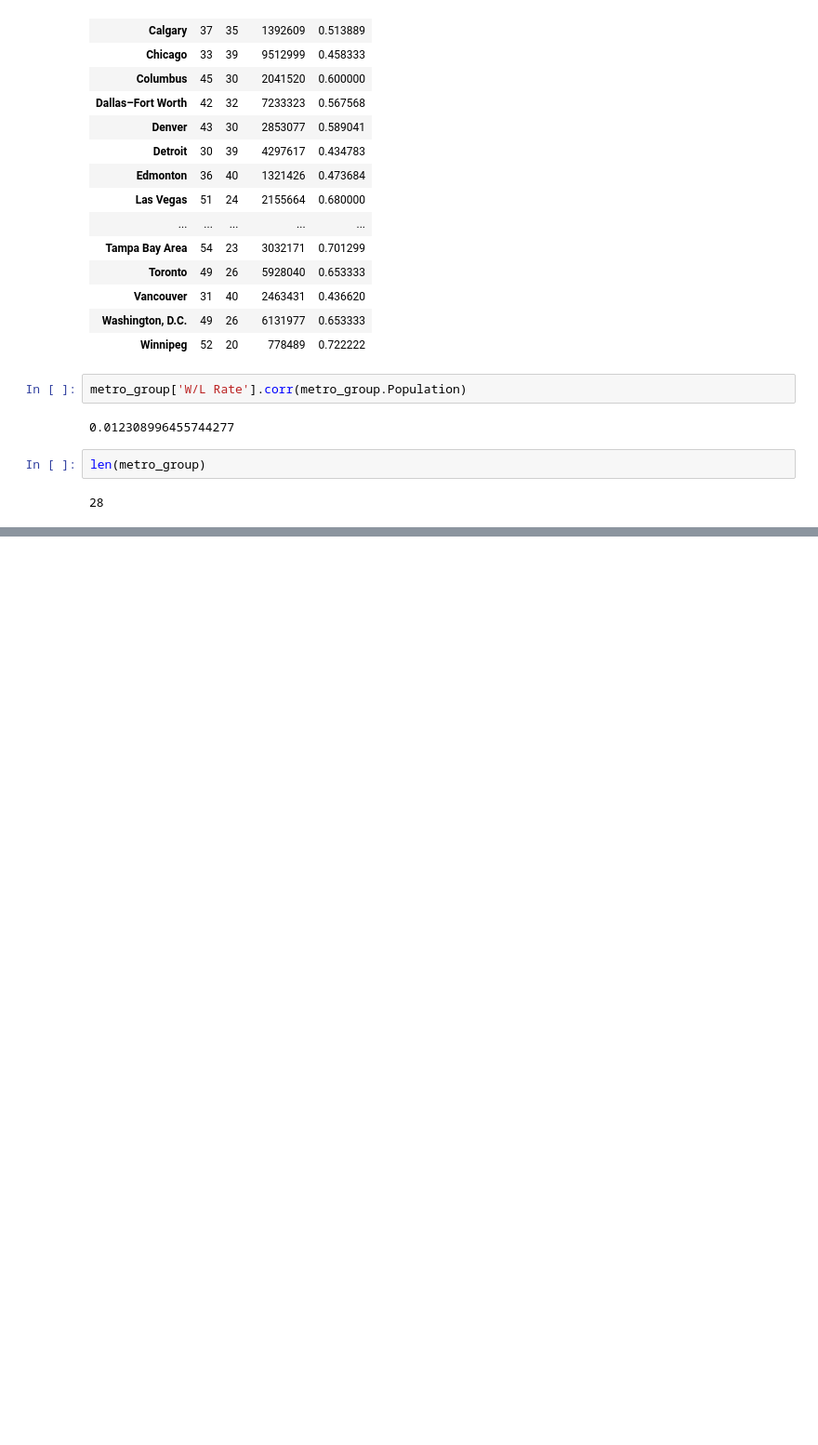
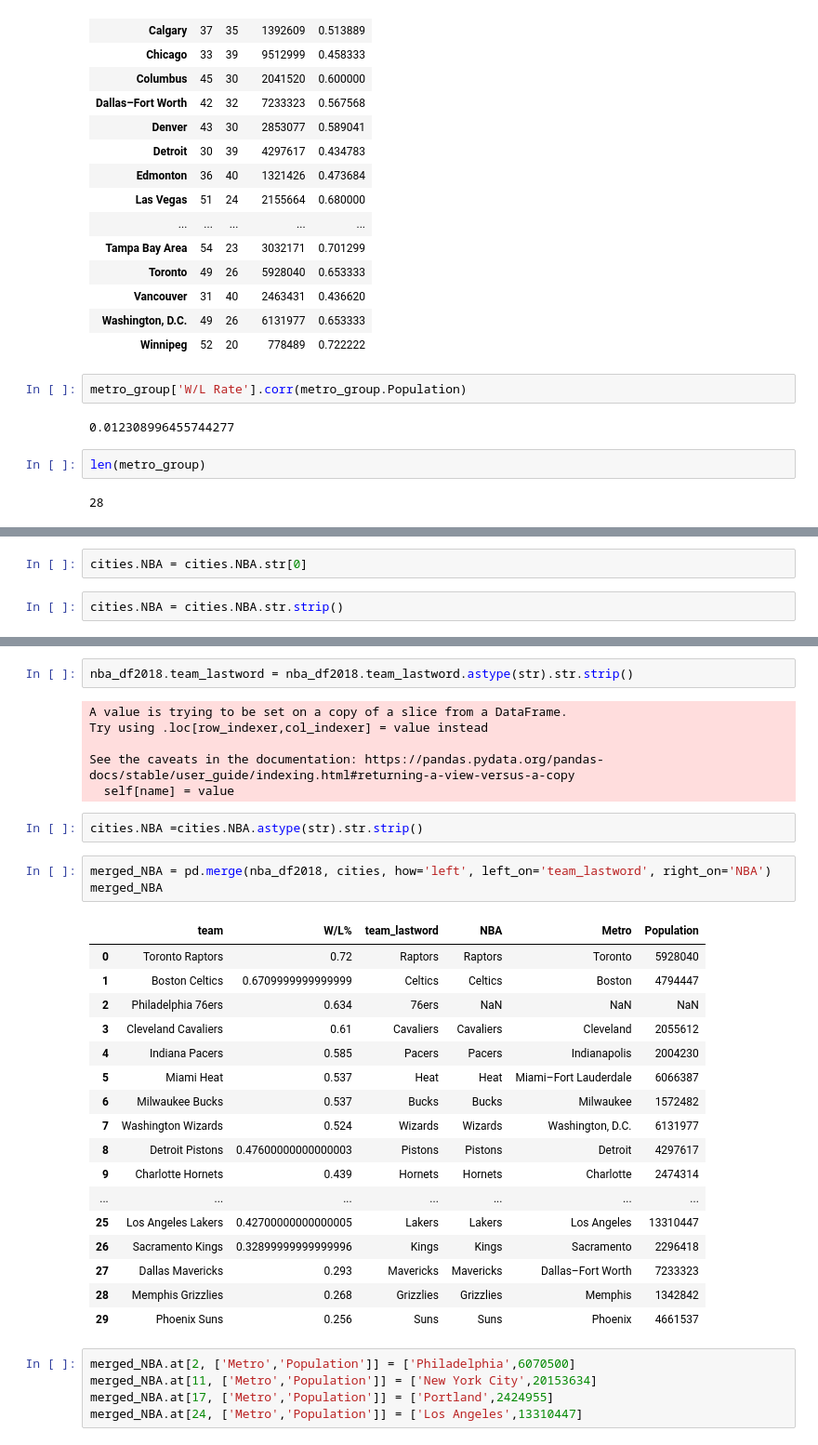
Before and after one commit to smeteo/Applied-DS-with-Python, a Jupyter notebook: Week4_Assignment.ipynb, the cells around one changed output, grey strips where cells are left out. Shown at 93% size. Saved outputs shown, nothing was run; the diff lists cells and outputs as text; blank space fills up the shorter version.

```diff
--- a/Week4_Assignment.ipynb
+++ b/Week4_Assignment.ipynb
@@ -295,0 +438,4 @@ len(metro_group)
+# %%
+cities.NBA = cities.NBA.str[0]
+# %%
+cities.NBA = cities.NBA.str.strip()
@@ -295,0 +482,36 @@ len(metro_group)
+# %%
+nba_df2018.team_lastword = nba_df2018.team_lastword.astype(str).str.strip()
+# %% [output]
+A value is trying to be set on a copy of a slice from a DataFrame.
+Try using .loc[row_indexer,col_indexer] = value instead
+
+See the caveats in the documentation: https://pandas.pydata.org/pandas-docs/stable/user_guide/indexing.html#returning-a-view-versus-a-copy
+  self[name] = value
+# %%
+cities.NBA =cities.NBA.astype(str).str.strip()
+# %%
+merged_NBA = pd.merge(nba_df2018, cities, how='left', left_on='team_lastword', right_on='NBA')
+merged_NBA
+# %% [output]
+|  | team | W/L% | team_lastword | NBA | Metro | Population |
+| 0 | Toronto Raptors | 0.72 | Raptors | Raptors | Toronto | 5928040 |
+| 1 | Boston Celtics | 0.6709999999999999 | Celtics | Celtics | Boston | 4794447 |
+| 2 | Philadelphia 76ers | 0.634 | 76ers | NaN | NaN | NaN |
+| 3 | Cleveland Cavaliers | 0.61 | Cavaliers | Cavaliers | Cleveland | 2055612 |
+| 4 | Indiana Pacers | 0.585 | Pacers | Pacers | Indianapolis | 2004230 |
+| 5 | Miami Heat | 0.537 | Heat | Heat | Miami–Fort Lauderdale | 6066387 |
+| 6 | Milwaukee Bucks | 0.537 | Bucks | Bucks | Milwaukee | 1572482 |
+| 7 | Washington Wizards | 0.524 | Wizards | Wizards | Washington, D.C. | 6131977 |
+| 8 | Detroit Pistons | 0.47600000000000003 | Pistons | Pistons | Detroit | 4297617 |
+| 9 | Charlotte Hornets | 0.439 | Hornets | Hornets | Charlotte | 2474314 |
+| ... | ... | ... | ... | ... | ... | ... |
+| 25 | Los Angeles Lakers | 0.42700000000000005 | Lakers | Lakers | Los Angeles | 13310447 |
+| 26 | Sacramento Kings | 0.32899999999999996 | Kings | Kings | Sacramento | 2296418 |
+| 27 | Dallas Mavericks | 0.293 | Mavericks | Mavericks | Dallas–Fort Worth | 7233323 |
+| 28 | Memphis Grizzlies | 0.268 | Grizzlies | Grizzlies | Memphis | 1342842 |
+| 29 | Phoenix Suns | 0.256 | Suns | Suns | Phoenix | 4661537 |
+# %%
+merged_NBA.at[2, ['Metro','Population']] = ['Philadelphia',6070500]
+merged_NBA.at[11, ['Metro','Population']] = ['New York City',20153634]
+merged_NBA.at[17, ['Metro','Population']] = ['Portland',2424955]
+merged_NBA.at[24, ['Metro','Population']] = ['Los Angeles',13310447]
```
Also changed, not shown: parts of 27 cells of this notebook.
